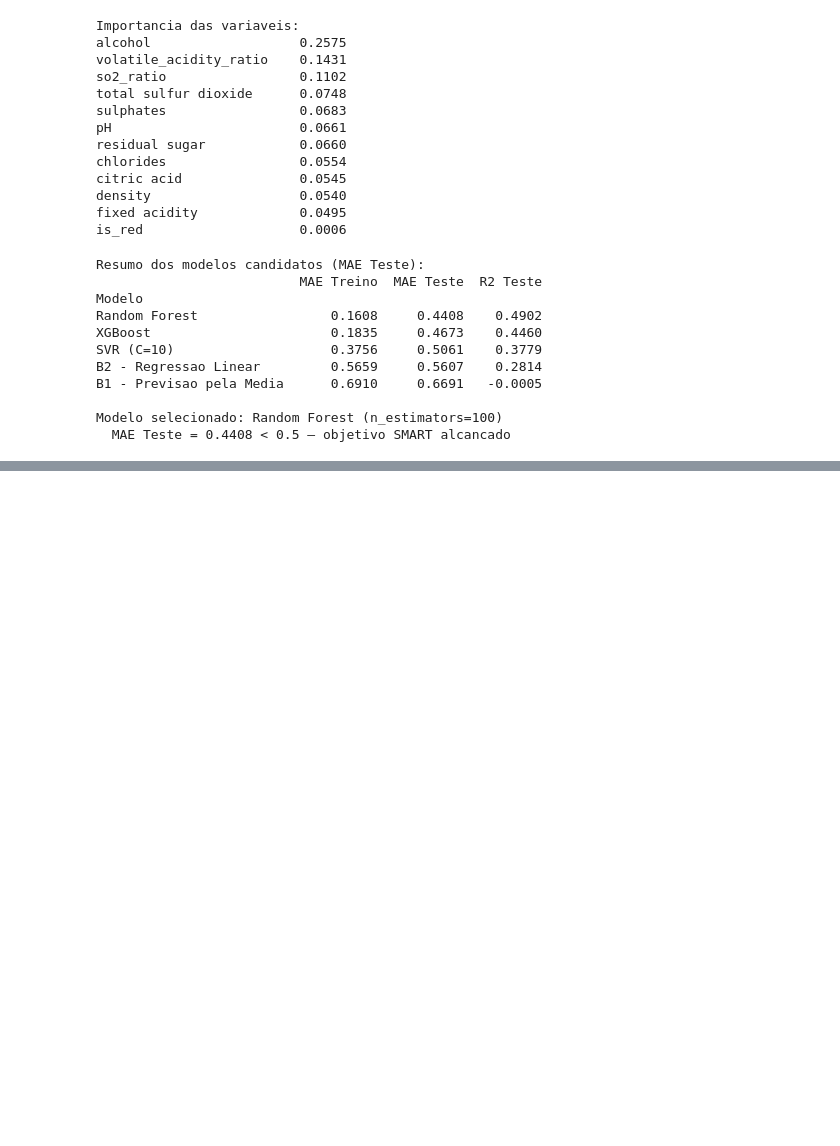
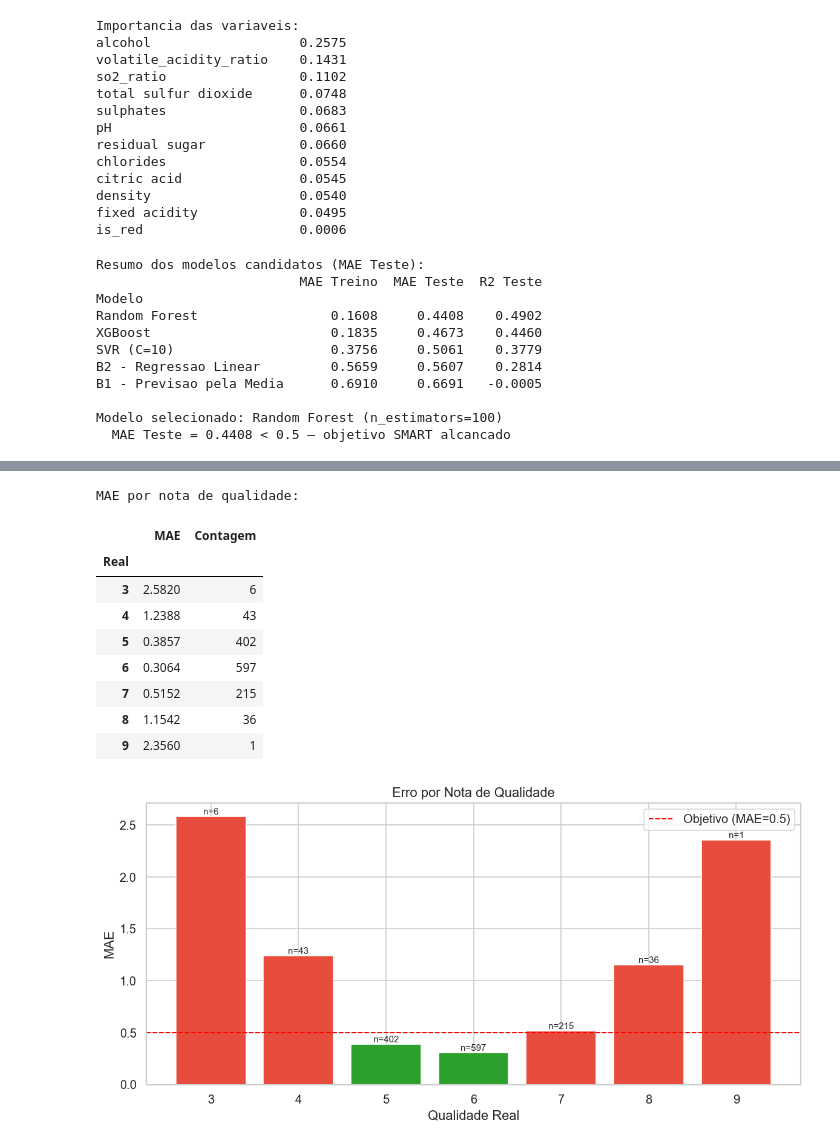
Before and after one commit to MarcelloPortugal03/Projeto-Em-Ciencia-De-Dados, a Jupyter notebook: notebooks/2.0_modelacao_treino.ipynb, the cells around one changed output, grey strips where cells are left out. Cells and saved outputs as stored; diff of their text form; code cells hidden in the pictures; blank space fills up the shorter version.

```diff
--- a/notebooks/2.0_modelacao_treino.ipynb
+++ b/notebooks/2.0_modelacao_treino.ipynb
@@ -636,0 +816,47 @@ Modelo selecionado: Random Forest (n_estimators=100)
+# %%
+# Afonso Carvalho e Marcello Portugal
+# MAE por nota de qualidade — onde o modelo erra mais?
+
+erros_por_nota = pd.DataFrame({
+    'Real'     : y_test.values,
+    'Previsto' : y_pred_final,
+    'Erro Abs' : np.abs(y_test.values - y_pred_final)
+})
+
+mae_por_nota = erros_por_nota.groupby('Real').agg(
+    MAE=('Erro Abs', 'mean'),
+    Contagem=('Erro Abs', 'count')
+).round(4)
+
+print('MAE por nota de qualidade:')
+display(mae_por_nota)
+
+fig, ax = plt.subplots(figsize=(10, 5))
+cores = ['#2ca02c' if mae < 0.5 else '#e74c3c' for mae in mae_por_nota['MAE']]
+bars = ax.bar(mae_por_nota.index.astype(str), mae_por_nota['MAE'],
+              color=cores, edgecolor='white')
+ax.axhline(0.5, color='red', linestyle='--', linewidth=1.2, label='Objetivo (MAE=0.5)')
+ax.set_xlabel('Qualidade Real')
+ax.set_ylabel('MAE')
+ax.set_title('Erro por Nota de Qualidade')
+
+for bar, n in zip(bars, mae_por_nota['Contagem']):
+    ax.text(bar.get_x() + bar.get_width()/2, bar.get_height() + 0.02,
+            f'n={n}', ha='center', fontsize=9)
+
+ax.legend()
+plt.tight_layout()
+plt.savefig('../reports/figures/M3_mae_por_nota.png', bbox_inches='tight')
+plt.show()
+# %% [output]
+MAE por nota de qualidade:
+|  | MAE | Contagem |
+| Real |  |  |
+| 3 | 2.5820 | 6 |
+| 4 | 1.2388 | 43 |
+| 5 | 0.3857 | 402 |
+| 6 | 0.3064 | 597 |
+| 7 | 0.5152 | 215 |
+| 8 | 1.1542 | 36 |
+| 9 | 2.3560 | 1 |
+[figure, added]
```
Also changed, not shown: parts of 21 cells of this notebook.
